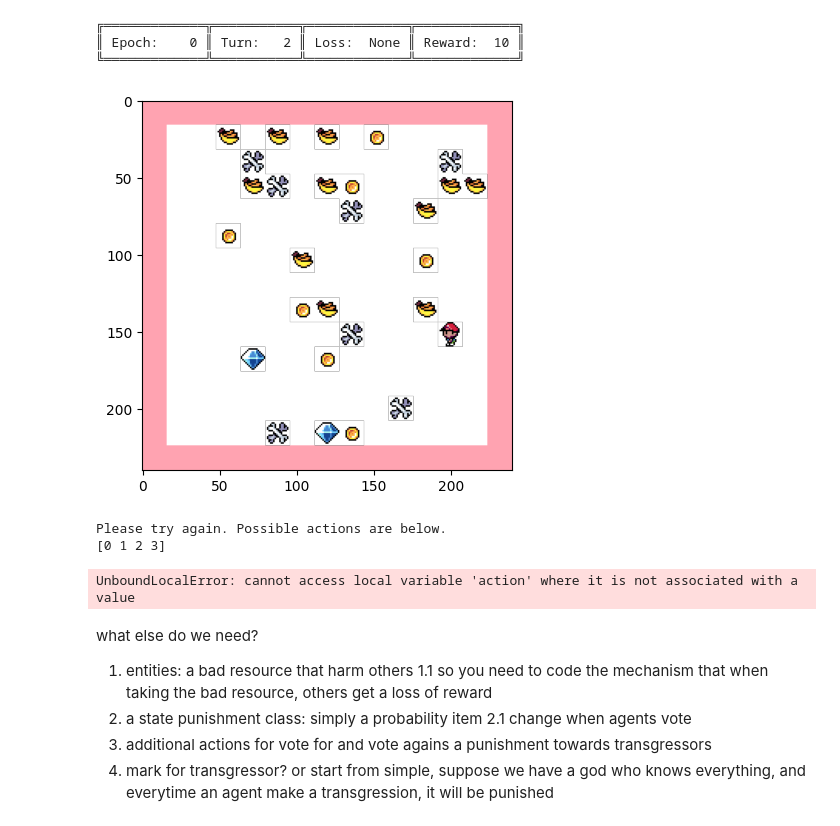
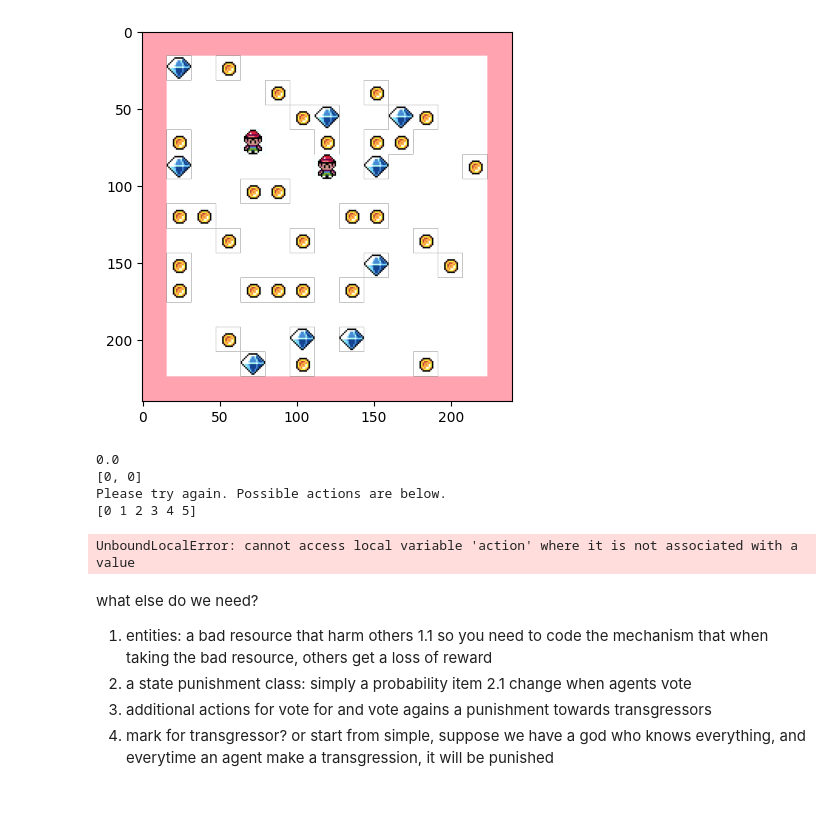
Before and after one commit to social-ai-uoft/sorrel, a Jupyter notebook: examples/state_punishment/notebooks/human_player_test.ipynb, the cells around one changed output. Drawn from its saved outputs; the diff is of its cells as text; code cells hidden in the pictures.

```diff
--- a/examples/state_punishment/notebooks/human_player_test.ipynb
+++ b/examples/state_punishment/notebooks/human_player_test.ipynb
@@ -11,18 +11,19 @@ if module_path not in sys.path:
 # endregion       #
 # --------------- #
 
-from examples.RPG.utils import (
+from examples.state_punishment.utils import (
     init_log, parse_args, load_config,
     create_models,
     create_agents,
     create_entities
 )
 config_path = '../configs/config.yaml'
-from examples.RPG import agents, entities
-from examples.RPG.env import RPG
+from examples.state_punishment import agents, entities
+from examples.state_punishment.env import state_punishment
 from agentarium.logging_utils import GameLogger
 from agentarium.models import human_player
 from agentarium.utils import visual_field_sprite, image_from_array
+from examples.state_punishment.state_sys import state_sys
 from IPython.display import clear_output
 from matplotlib import pyplot as plt
 import random
@@ -33,10 +34,14 @@ cfg = load_config(argparse.Namespace(config=config_path))
 models = create_models(cfg)
 agents = create_agents(cfg, models)
 entities = create_entities(cfg)
-env = RPG(cfg, agents, entities)
+env = state_punishment(cfg, agents, entities)
 
-for agent in agents:
-    agent.model = human_player.ModelHumanPlayer(action_space=4, state_size = cfg.model.iqn.parameters.state_size, memory_size=1)
+for ixs, agent in enumerate(agents):
+    agent.model = human_player.ModelHumanPlayer(
+         action_space=6,
+         state_size = cfg.model.iqn.parameters.state_size,
+         memory_size=1,
+         name=f'human {ixs}')
 
 for epoch in range(cfg.experiment.epochs):
     # Reset the environment at the start of each epoch
@@ -47,10 +52,20 @@ for epoch in range(cfg.experiment.epochs):
 
         scores = GameLogger(max_epochs=1)
 
+        # initialize state system
+        state_entity = state_sys(
+            cfg.state_sys.init_prob,
+            cfg.state_sys.magnitude,
+            cfg.state_sys.taboo,
+            cfg.state_sys.change_per_vote
+            )
+
+        env.cache['delayed_r'] = [0 for _ in range(len(agents))]
+
         done = 0
         turn = 0
         losses = 0
-        game_points = 0
+        game_points = [0 for _ in range(len(agents))]
 
         while not done:
 
@@ -63,49 +78,50 @@ for epoch in range(cfg.experiment.epochs):
 
             img = visual_field_sprite(env.world, tile_size = env.tile_size)
             clear_output(wait = True)
-            scores.pretty_print(
-                 'jupyter-mode',
-                 epoch = epoch,
-                 turn = turn,
-                 reward = game_points
-            )
+            # scores.pretty_print(
+            #      'jupyter-mode',
+            #      epoch = epoch,
+            #      turn = turn,
+            #      reward = game_points,
+            # )
 
             img = image_from_array(img)
             plt.imshow(img)
             plt.show()
-
+            print(state_entity.prob)
+            print(game_points)
 
 
             # Agent transition
             for agent in agents:
 
                 (state,
                 action,
                 reward,
                 next_state,
                 done_
-                ) = agent.transition(env)
+                ) = agent.transition(env, state_entity)
 
                 img = visual_field_sprite(env.world, tile_size = env.tile_size)
                 img = image_from_array(img)
+                print(agent.model.name)
                 plt.imshow(img)
                 plt.show()
 
                 if turn >= cfg.experiment.max_turns or done_:
                     done = 1
 
                 exp = (1, (state, action, reward, next_state, done))
                 # agent.episode_memory.append(exp)
 
-                game_points += reward
+                game_points[agent.ixs] += reward
 # %% [output]
+[figure, new version]
-╔═════════════╦═══════════╦═════════════╦═════════════╗
-║ Epoch:    0 ║ Turn:   2 ║ Loss:  None ║ Reward:  10 ║
-╚═════════════╩═══════════╩═════════════╩═════════════╝
+0.0
+[0, 0]
+Please try again. Possible actions are below.
+[0 1 2 3 4 5]
-[figure, old version]
-Please try again. Possible actions are below.
-[0 1 2 3]
+UnboundLocalError: cannot access local variable 'action' where it is not associated with a value
-UnboundLocalError: cannot access local variable 'action' where it is not associated with a value
 # %% [markdown]
 what else do we need?
 
```
Also changed, not shown: parts of 1 cell of this notebook, 8 other files.
